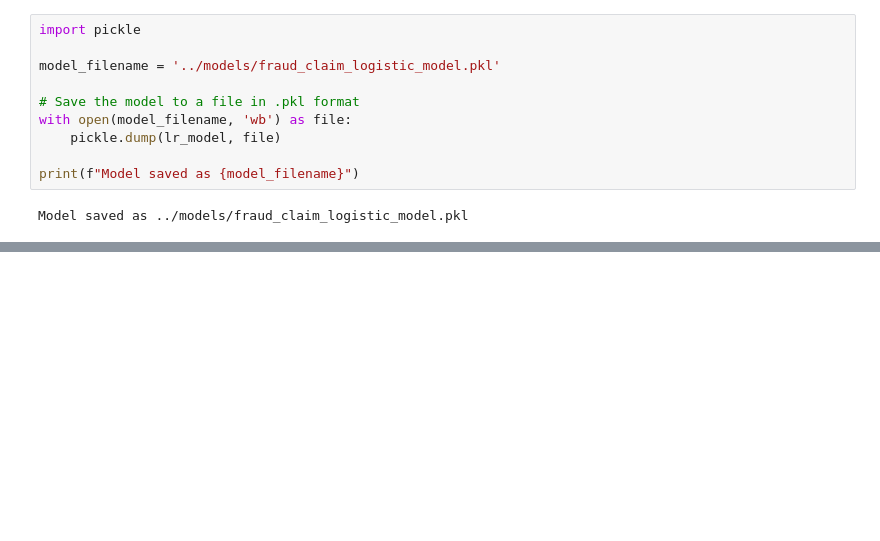
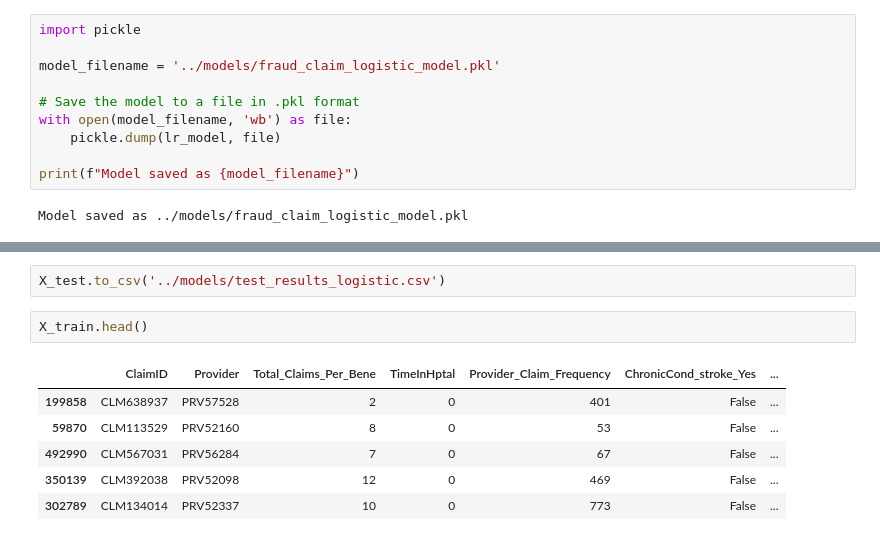
Before and after one commit to rohit180497/Medicare-Claim-Fraud-Detection, a Jupyter notebook: scripts/base_model.ipynb, the cells around one changed output, grey strips where cells are left out. Cells and saved outputs as stored; diff of their text form; blank space fills up the shorter version.

```diff
--- a/scripts/base_model.ipynb
+++ b/scripts/base_model.ipynb
@@ -744,0 +780,11 @@ Model saved as ../models/fraud_claim_logistic_model.pkl
+# %%
+X_test.to_csv('../models/test_results_logistic.csv')
+# %%
+X_train.head()
+# %% [output]
+|  | ClaimID | Provider | Total_Claims_Per_Bene | TimeInHptal | Provider_Claim_Frequency | ChronicCond_stroke_Yes | ... |
+| 199858 | CLM638937 | PRV57528 | 2 | 0 | 401 | False | ... |
+| 59870 | CLM113529 | PRV52160 | 8 | 0 | 53 | False | ... |
+| 492990 | CLM567031 | PRV56284 | 7 | 0 | 67 | False | ... |
+| 350139 | CLM392038 | PRV52098 | 12 | 0 | 469 | False | ... |
+| 302789 | CLM134014 | PRV52337 | 10 | 0 | 773 | False | ... |
```
Also changed, not shown: parts of 12 cells of this notebook, 2 other files.
